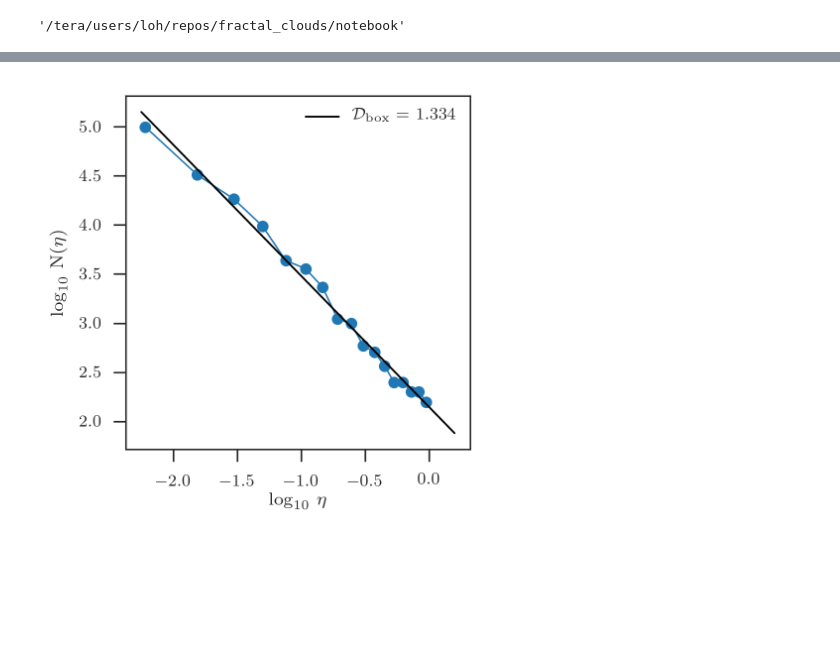
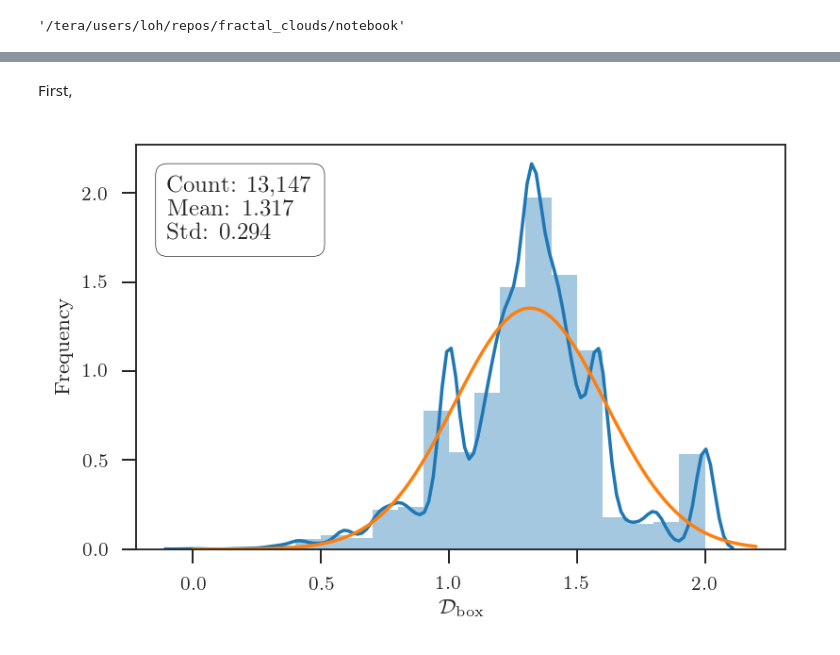
Before and after one commit to lorenghoh/fractal_clouds, a Jupyter notebook: notebook/fractal_clouds.ipynb, the cells around one changed output, grey strips where cells are left out. Cells and saved outputs as stored; diff of their text form; code cells hidden in the pictures; blank space fills up the shorter version.

```diff
--- a/notebook/fractal_clouds.ipynb
+++ b/notebook/fractal_clouds.ipynb
@@ -10,4 +22,6 @@ from IPython.display import Image
+# %% [markdown]
+First,
 # %%
-Image(filename='../png/calc_fdim.png', width=450)
+Image(filename='fdim_histogram_individual.png', width=800)
 # %% [output]
-[figure, old version]
+[figure, new version]
```
Also changed, not shown: parts of 8 cells of this notebook.
